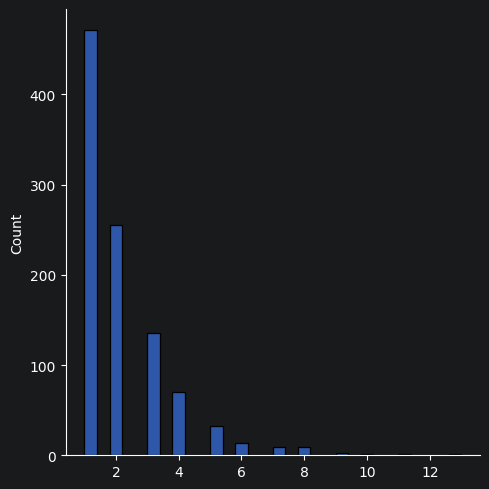
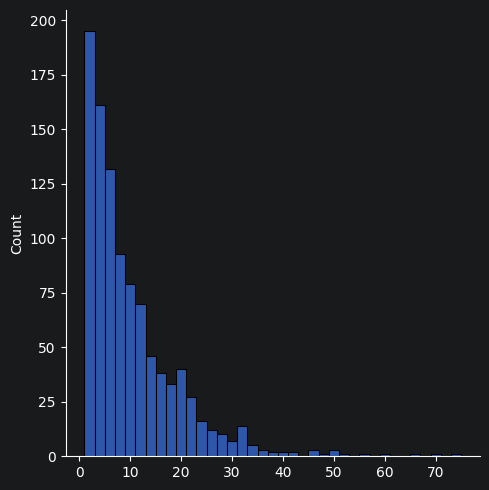
Unified diff of the notebook cell whose output changed from the first chart to the second:
--- before
+++ after
@@ -1,3 +1,3 @@
 # Visualization of Geometric Distribution:
-sns.displot(random.geometric(p=0.5, size=1000))
+sns.displot(random.geometric(p=0.1, size=1000))
 plt.show()

Commit: hypothesis stats